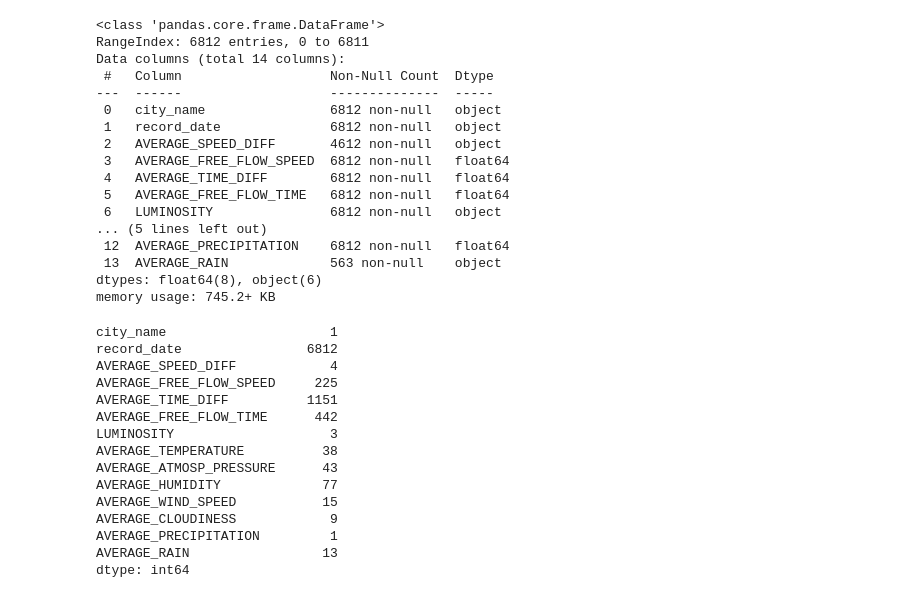
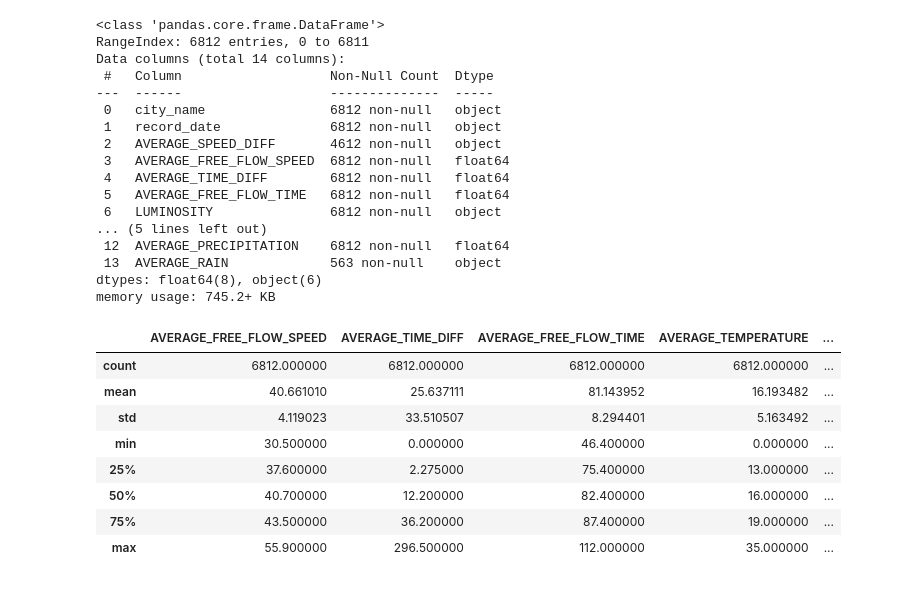
Before and after one commit to GuilhermeLobo225/DAA, a Jupyter notebook: Project.ipynb, the cells around one changed output. Cells and saved outputs as stored; diff of their text form; code cells hidden in the pictures.

```diff
--- a/Project.ipynb
+++ b/Project.ipynb
@@ -350,21 +130,15 @@ Data columns (total 14 columns):
 dtypes: float64(8), object(6)
 memory usage: 745.2+ KB
 # %%
-train.nunique()
+train.describe()
 # %% [output]
-city_name                     1
-record_date                6812
-AVERAGE_SPEED_DIFF            4
-AVERAGE_FREE_FLOW_SPEED     225
-AVERAGE_TIME_DIFF          1151
-AVERAGE_FREE_FLOW_TIME      442
-LUMINOSITY                    3
-AVERAGE_TEMPERATURE          38
-AVERAGE_ATMOSP_PRESSURE      43
-AVERAGE_HUMIDITY             77
-AVERAGE_WIND_SPEED           15
-AVERAGE_CLOUDINESS            9
-AVERAGE_PRECIPITATION         1
-AVERAGE_RAIN                 13
-dtype: int64
+|  | AVERAGE_FREE_FLOW_SPEED | AVERAGE_TIME_DIFF | AVERAGE_FREE_FLOW_TIME | AVERAGE_TEMPERATURE | ... |
+| count | 6812.000000 | 6812.000000 | 6812.000000 | 6812.000000 | ... |
+| mean | 40.661010 | 25.637111 | 81.143952 | 16.193482 | ... |
+| std | 4.119023 | 33.510507 | 8.294401 | 5.163492 | ... |
+| min | 30.500000 | 0.000000 | 46.400000 | 0.000000 | ... |
+| 25% | 37.600000 | 2.275000 | 75.400000 | 13.000000 | ... |
+| 50% | 40.700000 | 12.200000 | 82.400000 | 16.000000 | ... |
+| 75% | 43.500000 | 36.200000 | 87.400000 | 19.000000 | ... |
+| max | 55.900000 | 296.500000 | 112.000000 | 35.000000 | ... |
 # %%
```
Also changed, not shown: parts of 55 cells of this notebook.
